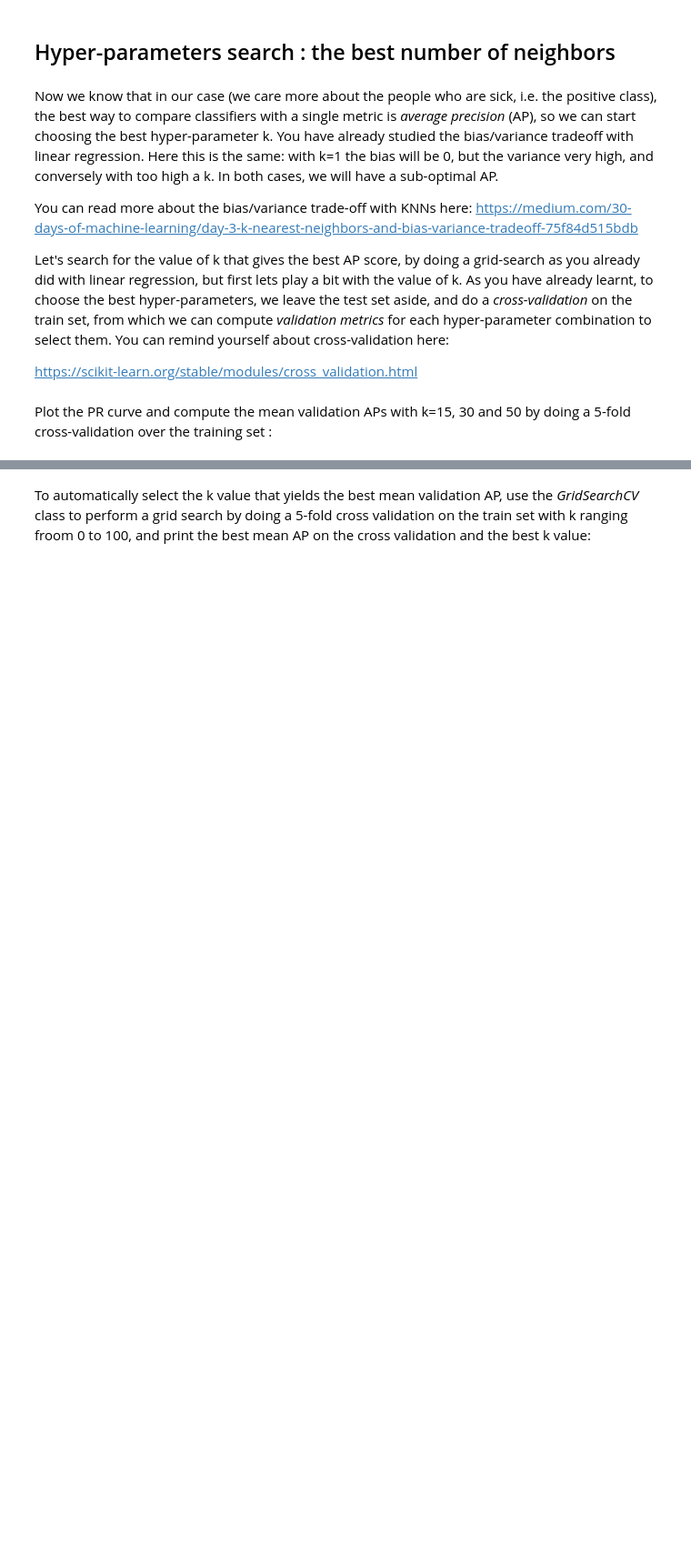
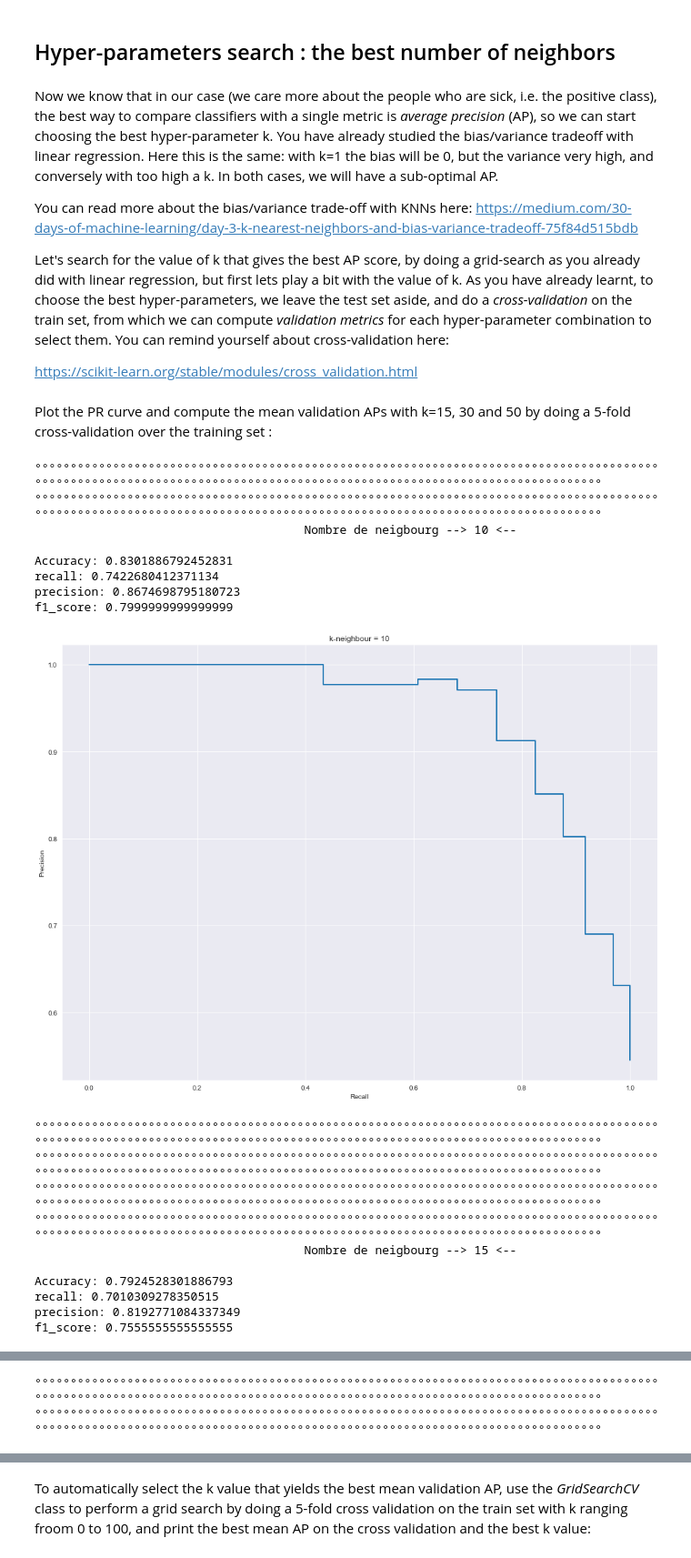
Before and after one commit to ManuLabricole/CDN-MachineLearning, a Jupyter notebook: ML2/notebooks/Machine_Learning_2.1_Classification.ipynb, the cells around one changed output, grey strips where cells are left out. Shown at 91% size. Saved outputs shown, nothing was run; the diff lists cells and outputs as text; code cells hidden in the pictures; blank space fills up the shorter version.

```diff
--- a/ML2/notebooks/Machine_Learning_2.1_Classification.ipynb
+++ b/ML2/notebooks/Machine_Learning_2.1_Classification.ipynb
@@ -713,0 +769,50 @@ from sklearn.model_selection import cross_val_predict
+# %%
+for k in [10, 15, 30, 50]:
+    n = k
+    knn_clf = KNeighborsClassifier(n_neighbors=n)
+    knn_clf = knn_clf.fit(X_train_scaled, y_train)
+    y_pred_train = cross_val_predict(knn_clf,X_train_scaled, y_train, cv=10)
+    y_pred_train = pd.DataFrame(y_pred_train)
+    print("°°°°°°°°°°°°°°°°°°°°°°°°°°°°°°°°°°°°°°°°°°°°°°°°°°°°°°°°°°°°°°°°°°°°°°°°°°°°°°°°°°°°°°°°°°°°°°°°°°°°°°°°°°°°°°°°°°°°°°°°°°°°°°°°°°°°°°°°°°°°°°°°°°°°°°°°°°°°°°°°°°°°°°°°")
+    print("°°°°°°°°°°°°°°°°°°°°°°°°°°°°°°°°°°°°°°°°°°°°°°°°°°°°°°°°°°°°°°°°°°°°°°°°°°°°°°°°°°°°°°°°°°°°°°°°°°°°°°°°°°°°°°°°°°°°°°°°°°°°°°°°°°°°°°°°°°°°°°°°°°°°°°°°°°°°°°°°°°°°°°°°")
+    print(f"                                      Nombre de neigbourg --> {k} <--                                          ")
+    print("")
+
+    accuracy = accuracy_score(y_train, y_pred_train)
+    recall = recall_score(y_train, y_pred_train)
+    precision = precision_score(y_train, y_pred_train)
+    f1 = f1_score(y_train, y_pred_train)
+    print("Accuracy:", accuracy)
+    print("recall:", recall)
+    print("precision:", precision)
+    print("f1_score:", f1)
+
+    y_test_proba = knn_clf.predict_proba(X_train_scaled)
+    y_test_proba = y_test_proba[:,1]
+
+    precisions, recalls, thresholds = precision_recall_curve(y_train, y_test_proba)
+    plot_precision_recall_curve(precisions, recalls)
+    plt.title(f"k-neighbour = {k}")
+    plt.show()
+    print("°°°°°°°°°°°°°°°°°°°°°°°°°°°°°°°°°°°°°°°°°°°°°°°°°°°°°°°°°°°°°°°°°°°°°°°°°°°°°°°°°°°°°°°°°°°°°°°°°°°°°°°°°°°°°°°°°°°°°°°°°°°°°°°°°°°°°°°°°°°°°°°°°°°°°°°°°°°°°°°°°°°°°°°°")
+    print("°°°°°°°°°°°°°°°°°°°°°°°°°°°°°°°°°°°°°°°°°°°°°°°°°°°°°°°°°°°°°°°°°°°°°°°°°°°°°°°°°°°°°°°°°°°°°°°°°°°°°°°°°°°°°°°°°°°°°°°°°°°°°°°°°°°°°°°°°°°°°°°°°°°°°°°°°°°°°°°°°°°°°°°°")
+# %% [output]
+°°°°°°°°°°°°°°°°°°°°°°°°°°°°°°°°°°°°°°°°°°°°°°°°°°°°°°°°°°°°°°°°°°°°°°°°°°°°°°°°°°°°°°°°°°°°°°°°°°°°°°°°°°°°°°°°°°°°°°°°°°°°°°°°°°°°°°°°°°°°°°°°°°°°°°°°°°°°°°°°°°°°°°°°
+°°°°°°°°°°°°°°°°°°°°°°°°°°°°°°°°°°°°°°°°°°°°°°°°°°°°°°°°°°°°°°°°°°°°°°°°°°°°°°°°°°°°°°°°°°°°°°°°°°°°°°°°°°°°°°°°°°°°°°°°°°°°°°°°°°°°°°°°°°°°°°°°°°°°°°°°°°°°°°°°°°°°°°°°
+                                      Nombre de neigbourg --> 10 <--
+
+Accuracy: 0.8301886792452831
+recall: 0.7422680412371134
+precision: 0.8674698795180723
+f1_score: 0.7999999999999999
+[figure, added]
+°°°°°°°°°°°°°°°°°°°°°°°°°°°°°°°°°°°°°°°°°°°°°°°°°°°°°°°°°°°°°°°°°°°°°°°°°°°°°°°°°°°°°°°°°°°°°°°°°°°°°°°°°°°°°°°°°°°°°°°°°°°°°°°°°°°°°°°°°°°°°°°°°°°°°°°°°°°°°°°°°°°°°°°°
+°°°°°°°°°°°°°°°°°°°°°°°°°°°°°°°°°°°°°°°°°°°°°°°°°°°°°°°°°°°°°°°°°°°°°°°°°°°°°°°°°°°°°°°°°°°°°°°°°°°°°°°°°°°°°°°°°°°°°°°°°°°°°°°°°°°°°°°°°°°°°°°°°°°°°°°°°°°°°°°°°°°°°°°°
+°°°°°°°°°°°°°°°°°°°°°°°°°°°°°°°°°°°°°°°°°°°°°°°°°°°°°°°°°°°°°°°°°°°°°°°°°°°°°°°°°°°°°°°°°°°°°°°°°°°°°°°°°°°°°°°°°°°°°°°°°°°°°°°°°°°°°°°°°°°°°°°°°°°°°°°°°°°°°°°°°°°°°°°°
+°°°°°°°°°°°°°°°°°°°°°°°°°°°°°°°°°°°°°°°°°°°°°°°°°°°°°°°°°°°°°°°°°°°°°°°°°°°°°°°°°°°°°°°°°°°°°°°°°°°°°°°°°°°°°°°°°°°°°°°°°°°°°°°°°°°°°°°°°°°°°°°°°°°°°°°°°°°°°°°°°°°°°°°°
+                                      Nombre de neigbourg --> 15 <--
+
+Accuracy: 0.7924528301886793
+recall: 0.7010309278350515
+precision: 0.8192771084337349
+f1_score: 0.7555555555555555
@@ -713,0 +842,2 @@ from sklearn.model_selection import cross_val_predict
+°°°°°°°°°°°°°°°°°°°°°°°°°°°°°°°°°°°°°°°°°°°°°°°°°°°°°°°°°°°°°°°°°°°°°°°°°°°°°°°°°°°°°°°°°°°°°°°°°°°°°°°°°°°°°°°°°°°°°°°°°°°°°°°°°°°°°°°°°°°°°°°°°°°°°°°°°°°°°°°°°°°°°°°°
+°°°°°°°°°°°°°°°°°°°°°°°°°°°°°°°°°°°°°°°°°°°°°°°°°°°°°°°°°°°°°°°°°°°°°°°°°°°°°°°°°°°°°°°°°°°°°°°°°°°°°°°°°°°°°°°°°°°°°°°°°°°°°°°°°°°°°°°°°°°°°°°°°°°°°°°°°°°°°°°°°°°°°°°°
```
Also changed, not shown: parts of 23 cells of this notebook, 1 other file.
